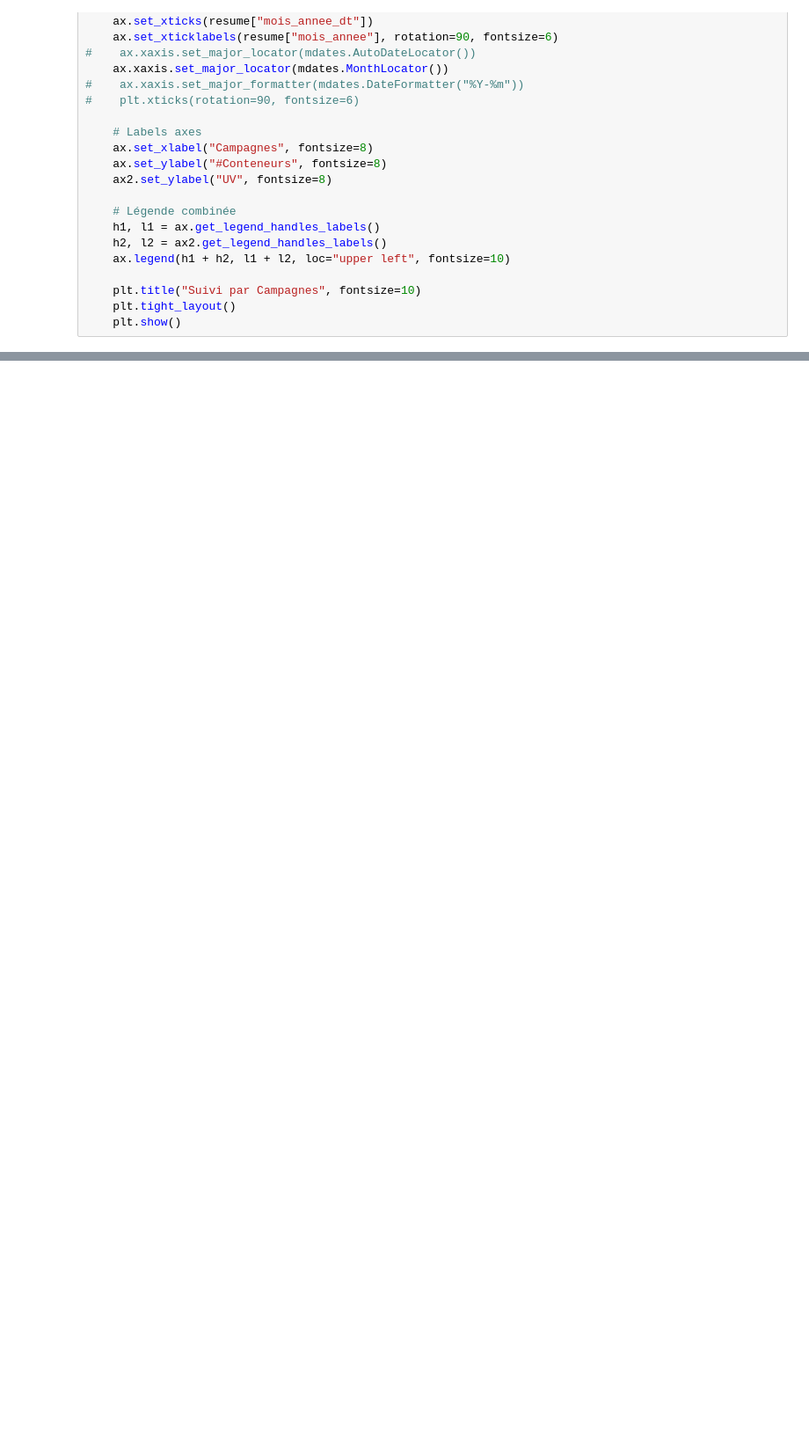
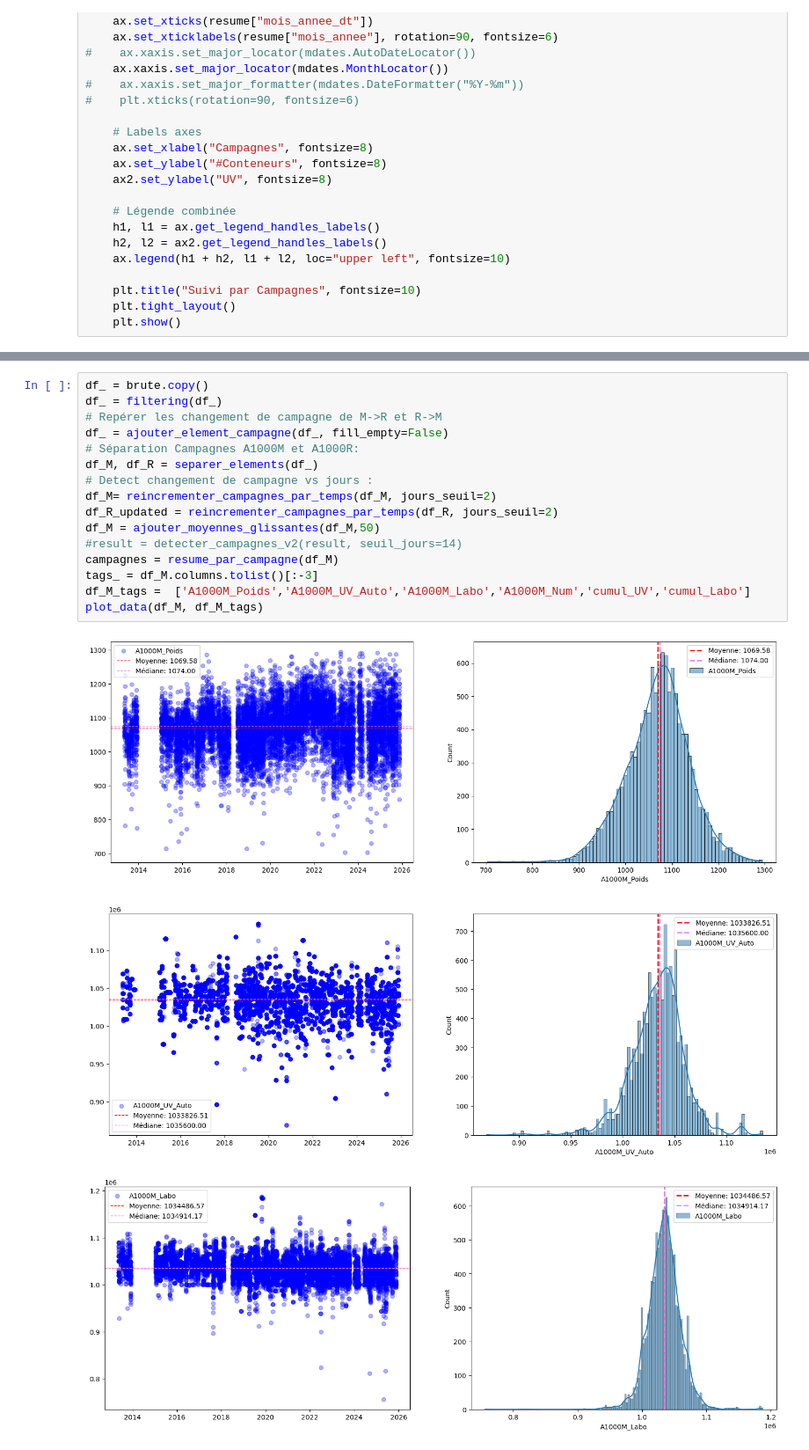
Before and after one commit to e-coucou/Machine-Learning, a Jupyter notebook: 2-OI_a/OI_Formulations.ipynb, the cells around one changed output, grey strips where cells are left out. Shown at 88% size. Saved outputs shown, nothing was run; the diff lists cells and outputs as text; blank space fills up the shorter version.

```diff
--- a/2-OI_a/OI_Formulations.ipynb
+++ b/2-OI_a/OI_Formulations.ipynb
@@ -281,0 +399,20 @@ def plot_campagnes_v5(resume):
+# %%
+df_ = brute.copy()
+df_ = filtering(df_)
+# Repérer les changement de campagne de M->R et R->M
+df_ = ajouter_element_campagne(df_, fill_empty=False)
+# Séparation Campagnes A1000M et A1000R:
+df_M, df_R = separer_elements(df_)
+# Detect changement de campagne vs jours :
+df_M= reincrementer_campagnes_par_temps(df_M, jours_seuil=2)
+df_R_updated = reincrementer_campagnes_par_temps(df_R, jours_seuil=2)
+df_M = ajouter_moyennes_glissantes(df_M,50)
+#result = detecter_campagnes_v2(result, seuil_jours=14)
+campagnes = resume_par_campagne(df_M)
+tags_ = df_M.columns.tolist()[:-3]
+df_M_tags =  ['A1000M_Poids','A1000M_UV_Auto','A1000M_Labo','A1000M_Num','cumul_UV','cumul_Labo']
+plot_data(df_M, df_M_tags)
+# %% [output]
+[figure, new version]
+[figure, new version]
+[figure, new version]
```
Also changed, not shown: parts of 15 cells of this notebook, 7 other files.
